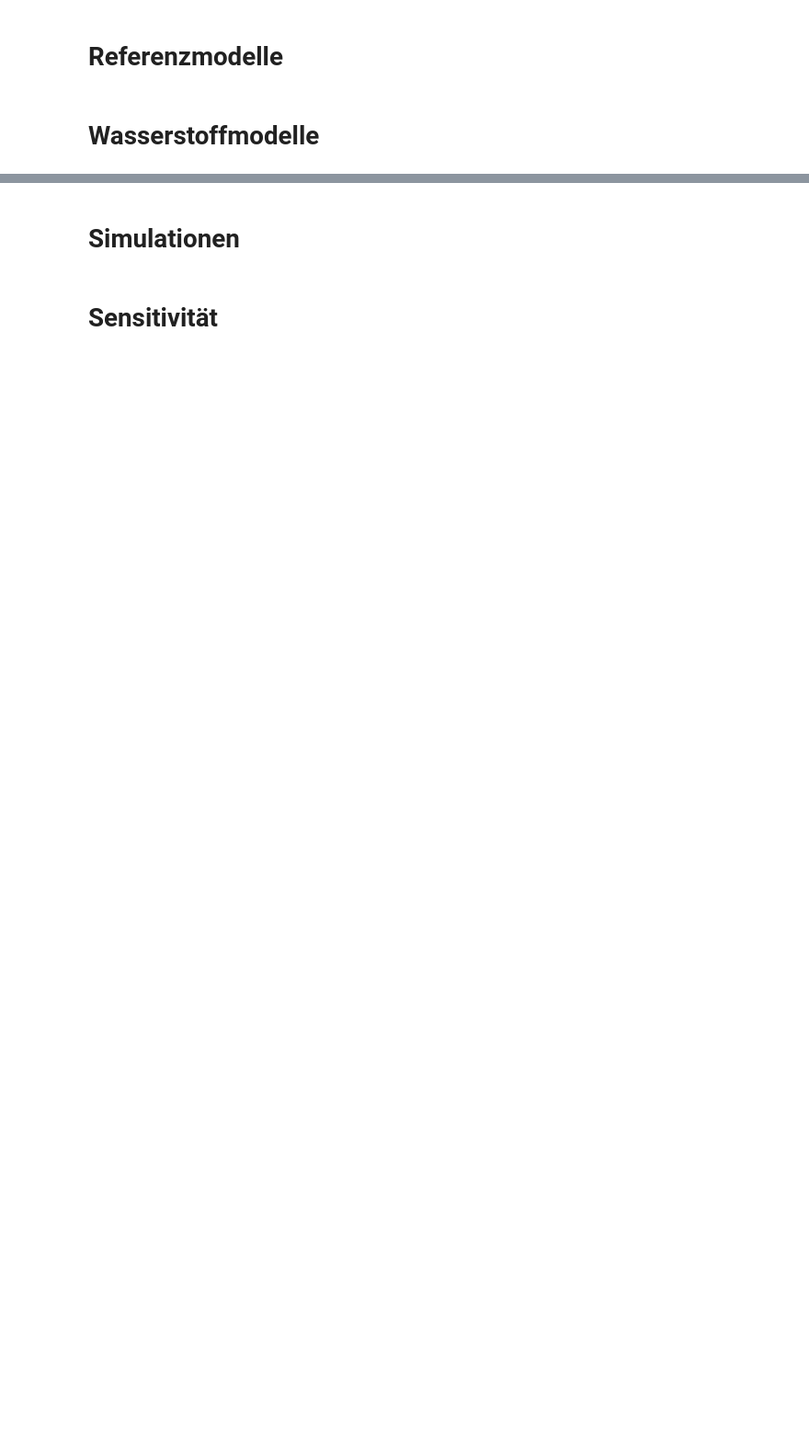
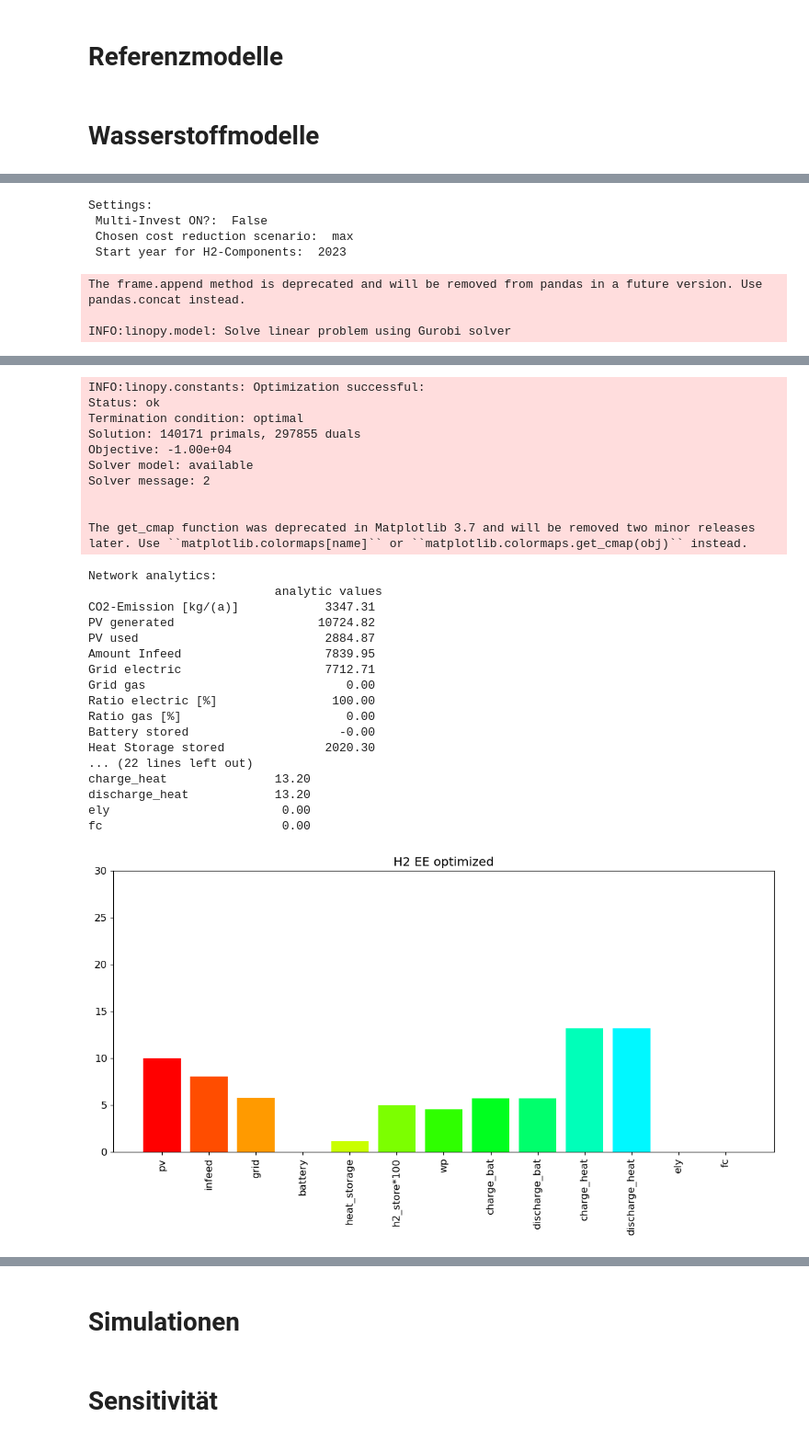
Before and after one commit to aalushi/ModellierungSoSe23, a Jupyter notebook: Projekt_Autarkie_Gruppe3/Projektnotebook_Autarkie_Projektgruppe3_multiTest.ipynb, the cells around one changed output, grey strips where cells are left out. Shown at 92% size. Drawn from its saved outputs; the diff is of its cells as text; code cells hidden in the pictures; blank space fills up the shorter version.

```diff
--- a/Projekt_Autarkie_Gruppe3/Projektnotebook_Autarkie_Projektgruppe3_multiTest.ipynb
+++ b/Projekt_Autarkie_Gruppe3/Projektnotebook_Autarkie_Projektgruppe3_multiTest.ipynb
@@ -115,15 +116,25 @@ df_data
 # reform data for multi investment periods
 
 # globals
-multi_years = range(2020, 2040, 6)
+multi_years = range(2023, 2042, 4)
 observation_period = multi_years[-1] - multi_years[0]
 max_lifetime = observation_period + 1
 freq = 3
 
+snapshots = pd.DatetimeIndex([])
+for year in multi_years:
+    period = pd.date_range(start="{}-01-01 00:00".format(year),
+                           freq="{}H".format(str(freq)),
+                           periods=8760 / float(freq),
+                          )
+    snapshots = snapshots.append(period)
+
+multi_index = pd.MultiIndex.from_arrays([snapshots.year, snapshots])
+
 # Multi Year Datasets
 # copy data
-df_mdata = df_data
-df_mseason = df_season
+df_mdata = df_data.copy()
+df_mseason = df_season.copy()
 
 # reindex datasets
 df_mdata.index = pd.date_range(start='{}-01-01 00:00:00'.format(multi_years[0]), periods=8760, freq='H')
@@ -131,8 +142,6 @@ df_mseason.index = pd.date_range(start='{}-01-01 00:00:00'.format(multi_years[0]
 
 # rescale
 df_mdata_3h = df_mdata.resample(rule='3H').mean()
-df_mdata_4h = df_mdata.resample(rule='4H').mean()
-df_mdata_5h = df_mdata.resample(rule='5H').mean()
 df_mseason_3h = df_mseason.resample(rule='3H').mean()
 
 
@@ -172,8 +181,15 @@ price_scenario_h_to_l_3h_xy = price_scenario_h_to_l.resample(rule='3H').mean()
 price_scenario_l_to_h_3h_xy = price_scenario_l_to_h.resample(rule='3H').mean()
 
 
+# indexing
+price_scenario_h_to_l_3h_xy.index = multi_index
+price_scenario_h_to_l_3h_xy.index = multi_index
+df_mdata_3h_xy.index = multi_index
+df_mseason_3h_xy.index = multi_index
+
 
 #print(df_data['e_load_4p'].sum())
 #print(df_mdata_3h['e_load_4p'].sum()*freq)
 #print(df_mdata_4h['e_load_4p'].sum()*4)
 #print(df_mdata_5h['e_load_4p'].sum()*5)
+df_mdata_3h_xy
@@ -1183,7 +1460,7 @@ def calc_global_results(n1=None, n2=None, n3=None, n4=None, n12=False, n34=False
 
     return df_global_results
 # %%
-def plot_series_data(df_series_t, multi_invest=False):
+def plot_series_data(df_series_t, MI_plot_series=False):
     """
     This function generates plots to visualize time series data from the provided
     DataFrame `df_series_t`. Each column in the DataFrame represents a different
@@ -1210,7 +1487,7 @@ def plot_series_data(df_series_t, multi_invest=False):
     fig, axes = plt.subplots(rows, 4, figsize=(16, 10))
     for col, ax in zip(df_series_t.columns, axes.flatten()):
         c = next(colors)["color"]
-        if multi_invest == True:
+        if MI_plot_series == True:
             ax.plot(df_series_t.reset_index().index, df_series_t[col], color=c)
             ax.set_xticks(np.linspace(0, df_series_t.shape[0], len(multi_years)), labels=multi_years)
             ax.set_xticklabels(ax.get_xticklabels(), rotation=40)
@@ -1750,7 +2026,7 @@ def cost_reduction_calculation(initial_cost=1000):
         learning_rate = 1 - progress_ratio:
 
         price dataset in 3 scenarios according to the given initial cost
-        return:
+        Returns:
         df1) df_cost_reduction
             use: df = cost_reduction_calculation(initial_cost=VALUE)
 
@@ -3025,0 +3720,17 @@ fc                         1.50
+# %%
+# Standard Test h2 EE Netzwerk (Multi-Investment-Period combined function) - running in Standard Mode
+# with Year 2023 for cost reduction calculation in MAXIMUM-scenario (No Cost reduction in First Year 2020)
+h2_std = build_h2_network_m(electric_load=df_data['e_load_4p'],
+                            heat_load=df_data['h_load_4p'],
+                            ww_load=df_data['ww_load_4p'], multi_invest_h2=False,
+                            cost_scenario='max', init_build_year=2023)
+h2_std.optimize(solver_name='gurobi')
+h2_std_results = analyse_single_network(h2_std, h2=True, plots=True)
+# %% [output]
+Settings:
+ Multi-Invest ON?:  False
+ Chosen cost reduction scenario:  max
+ Start year for H2-Components:  2023
+The frame.append method is deprecated and will be removed from pandas in a future version. Use pandas.concat instead.
+
+INFO:linopy.model: Solve linear problem using Gurobi solver
@@ -3025,0 +3754,28 @@ fc                         1.50
+INFO:linopy.constants: Optimization successful:
+Status: ok
+Termination condition: optimal
+Solution: 140171 primals, 297855 duals
+Objective: -1.00e+04
+Solver model: available
+Solver message: 2
+
+
+The get_cmap function was deprecated in Matplotlib 3.7 and will be removed two minor releases later. Use ``matplotlib.colormaps[name]`` or ``matplotlib.colormaps.get_cmap(obj)`` instead.
+Network analytics:
+                          analytic values
+CO2-Emission [kg/(a)]            3347.31
+PV generated                    10724.82
+PV used                          2884.87
+Amount Infeed                    7839.95
+Grid electric                    7712.71
+Grid gas                            0.00
+Ratio electric [%]                100.00
+Ratio gas [%]                       0.00
+Battery stored                     -0.00
+Heat Storage stored              2020.30
+... (22 lines left out)
+charge_heat               13.20
+discharge_heat            13.20
+ely                        0.00
+fc                         0.00
+[figure, added]
```
Also changed, not shown: parts of 31 cells of this notebook.
